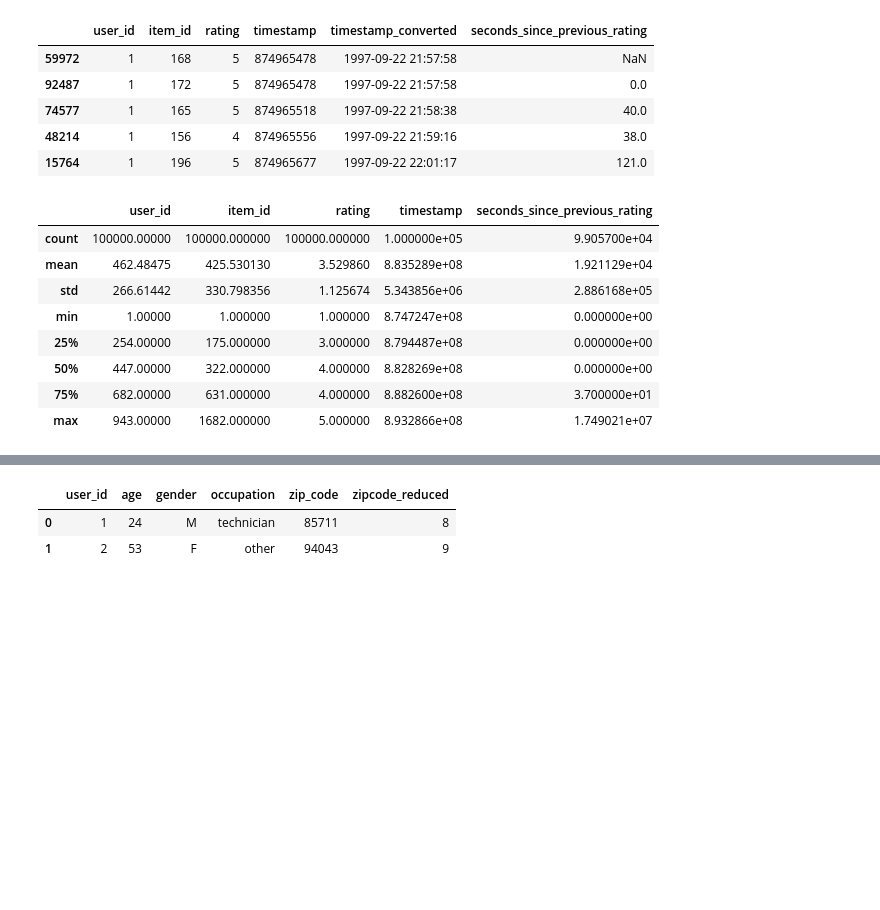
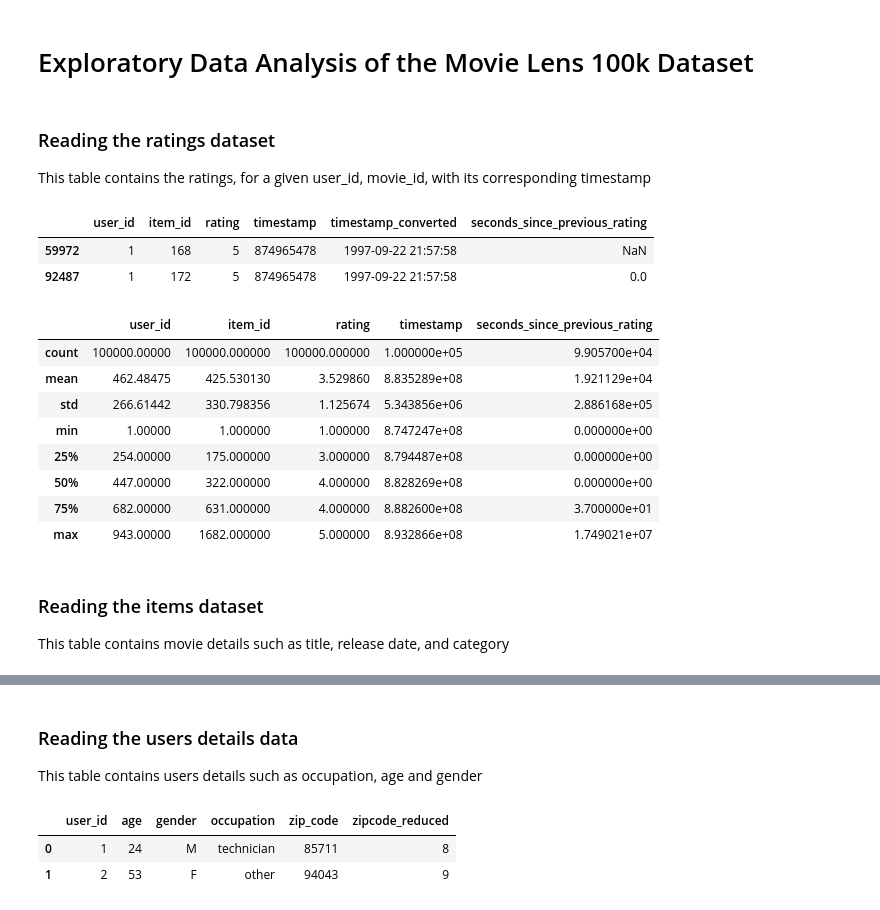
Before and after one commit to mateuscaetano/projects, a Jupyter notebook: Exploratory_Analysis.ipynb, the cells around one changed output, grey strips where cells are left out. Drawn from its saved outputs; the diff is of its cells as text; code cells hidden in the pictures; blank space fills up the shorter version.

```diff
--- a/Exploratory_Analysis.ipynb
+++ b/Exploratory_Analysis.ipynb
@@ -1,34 +1,42 @@
+# %% [markdown]
+# Exploratory Data Analysis of the Movie Lens 100k Dataset
 # %%
 import numpy as np
 import pandas as pd
 import matplotlib.pyplot as plt
+# %% [markdown]
+### Reading the ratings dataset
+
+This table contains the ratings, for a given user_id, movie_id, with its corresponding timestamp
 # %%
-import pandas as pd
 ratings = pd.read_csv('.surprise_data\\ml-100k\\ml-100k\\u.data', sep='\t', header=None, names=['user_id', 'item_id', 'rating', 'timestamp'])
 ratings['timestamp_converted'] = pd.to_datetime(ratings['timestamp'], unit='s')
 ratings.sort_values(by=['user_id', 'timestamp'], inplace=True)
 ratings['seconds_since_previous_rating'] = ratings['timestamp'] - ratings.groupby(['user_id'])['timestamp'].shift(1)
 
-ratings.head(5)
+ratings.head(2)
 # %% [output]
 |  | user_id | item_id | rating | timestamp | timestamp_converted | seconds_since_previous_rating |
 | 59972 | 1 | 168 | 5 | 874965478 | 1997-09-22 21:57:58 | NaN |
 | 92487 | 1 | 172 | 5 | 874965478 | 1997-09-22 21:57:58 | 0.0 |
-| 74577 | 1 | 165 | 5 | 874965518 | 1997-09-22 21:58:38 | 40.0 |
-| 48214 | 1 | 156 | 4 | 874965556 | 1997-09-22 21:59:16 | 38.0 |
-| 15764 | 1 | 196 | 5 | 874965677 | 1997-09-22 22:01:17 | 121.0 |
-# %%
-ratings.describe()
-# %% [output]
-|  | user_id | item_id | rating | timestamp | seconds_since_previous_rating |
-| count | 100000.00000 | 100000.000000 | 100000.000000 | 1.000000e+05 | 9.905700e+04 |
-| mean | 462.48475 | 425.530130 | 3.529860 | 8.835289e+08 | 1.921129e+04 |
-| std | 266.61442 | 330.798356 | 1.125674 | 5.343856e+06 | 2.886168e+05 |
-| min | 1.00000 | 1.000000 | 1.000000 | 8.747247e+08 | 0.000000e+00 |
-| 25% | 254.00000 | 175.000000 | 3.000000 | 8.794487e+08 | 0.000000e+00 |
-| 50% | 447.00000 | 322.000000 | 4.000000 | 8.828269e+08 | 0.000000e+00 |
-| 75% | 682.00000 | 631.000000 | 4.000000 | 8.882600e+08 | 3.700000e+01 |
-| max | 943.00000 | 1682.000000 | 5.000000 | 8.932866e+08 | 1.749021e+07 |
+# %%
+ratings.describe()
+
+# Ratings go from 1 to 5, user_id and item_id are both 1-indexed, too many zeros in seconds_since_previous_rating
+# %% [output]
+|  | user_id | item_id | rating | timestamp | seconds_since_previous_rating |
+| count | 100000.00000 | 100000.000000 | 100000.000000 | 1.000000e+05 | 9.905700e+04 |
+| mean | 462.48475 | 425.530130 | 3.529860 | 8.835289e+08 | 1.921129e+04 |
+| std | 266.61442 | 330.798356 | 1.125674 | 5.343856e+06 | 2.886168e+05 |
+| min | 1.00000 | 1.000000 | 1.000000 | 8.747247e+08 | 0.000000e+00 |
+| 25% | 254.00000 | 175.000000 | 3.000000 | 8.794487e+08 | 0.000000e+00 |
+| 50% | 447.00000 | 322.000000 | 4.000000 | 8.828269e+08 | 0.000000e+00 |
+| 75% | 682.00000 | 631.000000 | 4.000000 | 8.882600e+08 | 3.700000e+01 |
+| max | 943.00000 | 1682.000000 | 5.000000 | 8.932866e+08 | 1.749021e+07 |
+# %% [markdown]
+### Reading the items dataset
+
+This table contains movie details such as title, release date, and category
 # %%
 items = pd.read_csv('.surprise_data\\ml-100k\\ml-100k\\u.item', sep='|', header=None, encoding='latin1',
             names=['item_id', 'movie_title', 'release_date', 'video_release_date', 'IMDb_URL', 'unknown', 'Action', 'Adventure', 'Animation', 'Childrens', 'Comedy', 'Crime', 'Documentary', 'Drama', 'Fantasy', 'Film-Noir', 'Horror', 'Musical', 'Mystery', 'Romance', 'Sci-Fi', 'Thriller', 'War', 'Western'])
@@ -42,6 +50,10 @@ items.head(2)
 | 0 | 1 | Toy Story (1995) | 01-Jan-1995 | NaN | http://us.imdb.com/M/title-exact?... | 0 | 0 | 0 | ... |
 | 1 | 2 | GoldenEye (1995) | 01-Jan-1995 | NaN | http://us.imdb.com/M/title-exact?... | 0 | 1 | 1 | ... |
 2 rows × 26 columns
+# %% [markdown]
+### Reading the users details data
+
+This table contains users details such as occupation, age and gender
 # %%
 users = pd.read_csv('.surprise_data\\ml-100k\\ml-100k\\u.user', sep='|', header=None, encoding='latin1',
             names=['user_id', 'age', 'gender', 'occupation', 'zip_code'])
```
Also changed, not shown: parts of 19 cells of this notebook, 4 other files.
